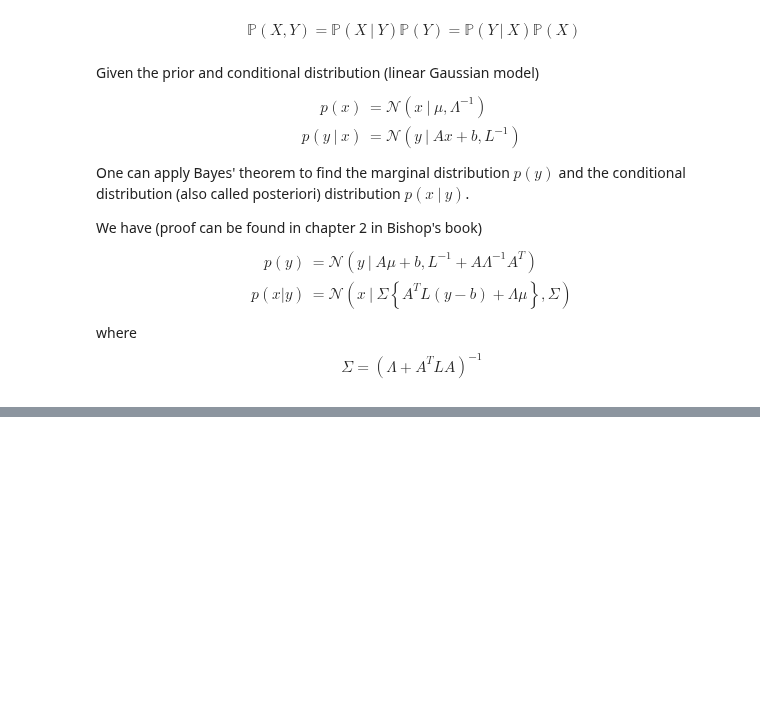
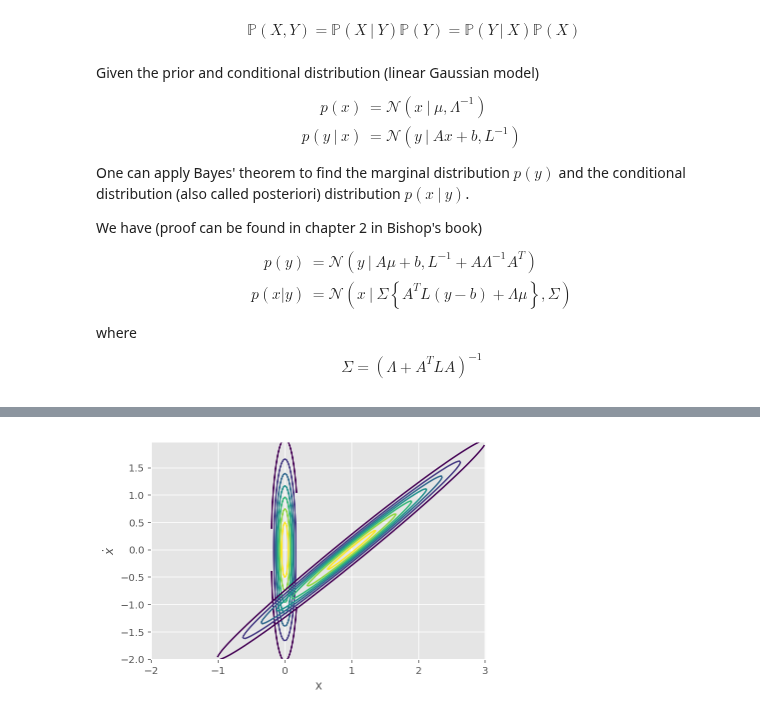
Before and after one commit to minh84/udacity_carnd, a Jupyter notebook: 07_Kalman_filter.ipynb, the cells around one changed output, grey strips where cells are left out. Cells and saved outputs as stored; diff of their text form; code cells hidden in the pictures; blank space fills up the shorter version.

```diff
--- a/07_Kalman_filter.ipynb
+++ b/07_Kalman_filter.ipynb
@@ -168,0 +349,5 @@ $$
+# %%
+fig,ax = bivar_gauss_contour(0.0, 0.0,  0.01, 1.0, .0)
+_ = bivar_gauss_contour(1.0, 0.0, 1.01, 1.0,  0.99, (fig, ax))
+# %% [output]
+[figure, added]
```
Also changed, not shown: parts of 14 cells of this notebook, 1 other file.
